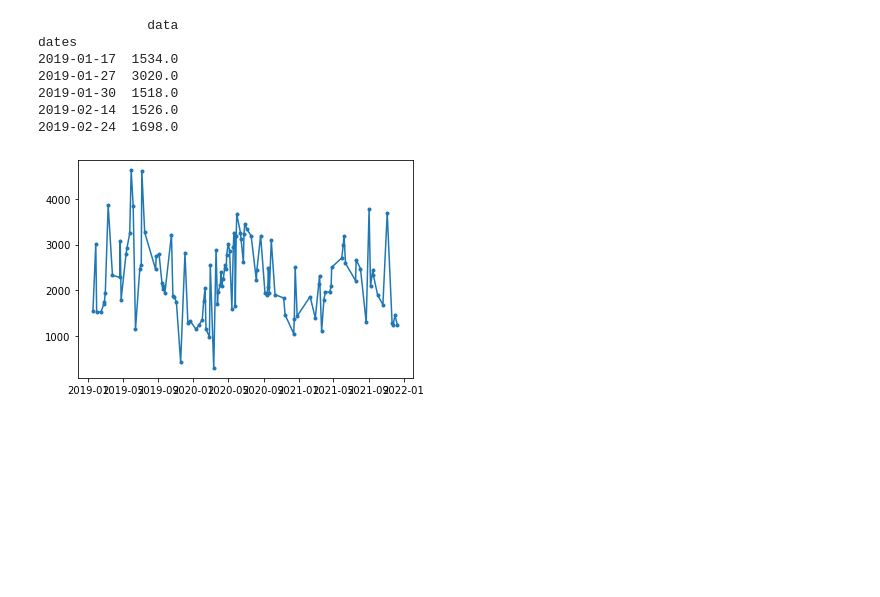
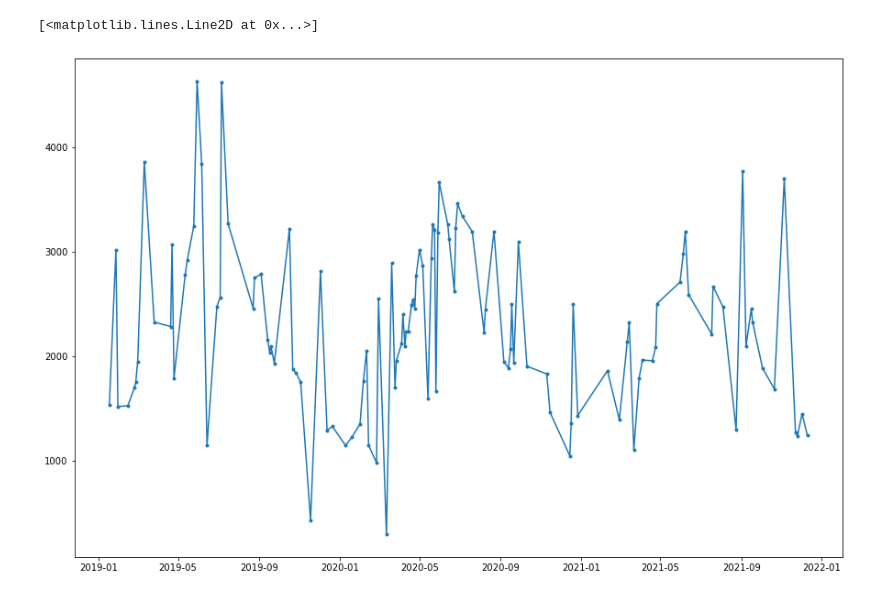
Before and after one commit to NirliptaPande/Vienna, a Jupyter notebook: visual.ipynb, the cells around one changed output. Cells and saved outputs as stored; diff of their text form; code cells hidden in the pictures; blank space fills up the shorter version.

```diff
--- a/visual.ipynb
+++ b/visual.ipynb
@@ -9,4 +14,19 @@ start_date = pd.to_datetime('2019-01-01')
 end_date = pd.to_datetime('2021-12-31')
 df08 = pd.read_pickle('./namelist/s2_08.pkl')
 df08['start_datetime'] = pd.to_datetime(df08['start_datetime'])
-sorted_datetimes = sorted(list(set(df08['start_datetime'].values)))
+df04 = pd.read_pickle('./namelist/s2_04.pkl')
+df04['start_datetime'] = pd.to_datetime(df04['start_datetime'])
+df03 = pd.read_pickle('./namelist/s2_03.pkl')
+df03['start_datetime'] = pd.to_datetime(df03['start_datetime'])
+df02 = pd.read_pickle('./namelist/s2_02.pkl')
+df02['start_datetime'] = pd.to_datetime(df02['start_datetime'])
+date08 = sorted(list(set(df08['start_datetime'].values)))
+date04 = sorted(list(set(df04['start_datetime'].values)))
+date03 = sorted(list(set(df03['start_datetime'].values)))
+date02 = sorted(list(set(df02['start_datetime'].values)))
+size = [80,50]
+window = Window(col_off=100, row_off=200, width=size[0], height=size[1])
+ip08 = []
+ip04 = []
+ip03 = []
+ip02 = []
@@ -74,18 +86,11 @@ array([  nan,   nan,   nan,   nan,   nan,   nan,   nan,   nan,   nan,
 # %%
-%matplotlib inline
-df1 = pd. DataFrame({'dates':sorted_datetimes,'data':two_one}, columns=['dates','data'])
-df1.dropna(inplace=True)
-df1.set_index('dates',inplace=True)
-df1.index=pd.to_datetime(df.index)
-plt.plot(df1.index,df1['data'],  linestyle='-',marker='.')
-print(df1.head())
+df25_16_08 = pd. DataFrame({'dates':date08,'data':b08_25_16}, columns=['dates','data'])
+df25_16_08.dropna(inplace=True)
+df25_16_08.set_index('dates',inplace=True)
+df25_16_08.index=pd.to_datetime(df25_16_08.index)
+plt.figure(figsize=(15,10))
+plt.plot(df25_16_08.index,df25_16_08['data'],  linestyle='-',marker='.')
 # %% [output]
-              data
-dates
-2019-01-17  1534.0
-2019-01-27  3020.0
-2019-01-30  1518.0
-2019-02-14  1526.0
-2019-02-24  1698.0
+[<matplotlib.lines.Line2D at 0x...>]
-[figure, old version]
+[figure, new version]
 # %%
```
Also changed, not shown: parts of 41 cells of this notebook, 13 other files.
